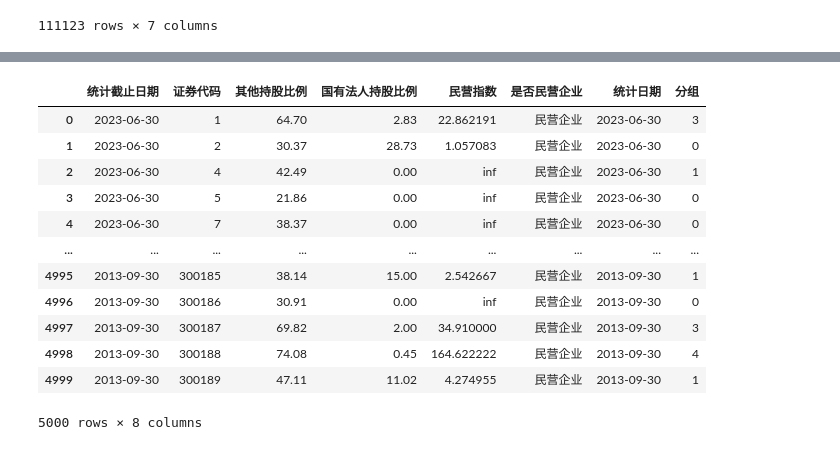
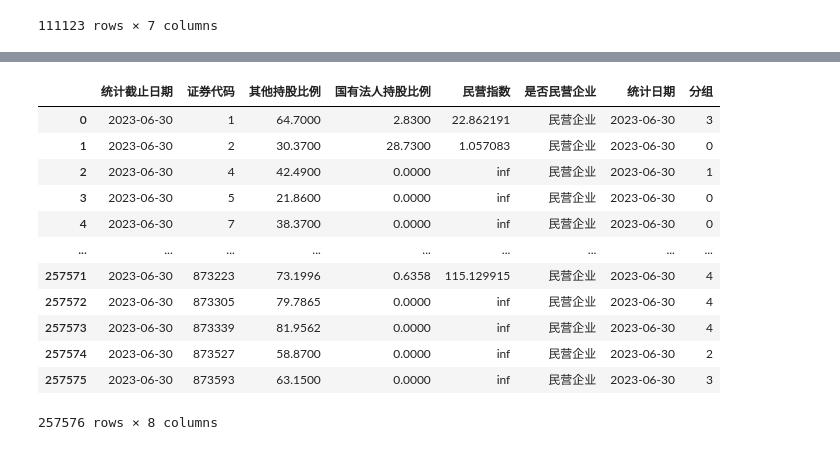
Before and after one commit to Prussia/playJupyter, a Jupyter notebook: testproj/计算加权回报率.ipynb, the cells around one changed output, grey strips where cells are left out. Cells and saved outputs as stored; diff of their text form; code cells hidden in the pictures.

```diff
--- a/testproj/计算加权回报率.ipynb
+++ b/testproj/计算加权回报率.ipynb
@@ -278,16 +362,16 @@ See the caveats in the documentation: https://pandas.pydata.org/pandas-docs/stab
 # %%
-df1_group.head(5000)
+df1_group
 # %% [output]
 |  | 统计截止日期 | 证券代码 | 其他持股比例 | 国有法人持股比例 | 民营指数 | 是否民营企业 | 统计日期 | 分组 |
-| 0 | 2023-06-30 | 1 | 64.70 | 2.83 | 22.862191 | 民营企业 | 2023-06-30 | 3 |
-| 1 | 2023-06-30 | 2 | 30.37 | 28.73 | 1.057083 | 民营企业 | 2023-06-30 | 0 |
-| 2 | 2023-06-30 | 4 | 42.49 | 0.00 | inf | 民营企业 | 2023-06-30 | 1 |
-| 3 | 2023-06-30 | 5 | 21.86 | 0.00 | inf | 民营企业 | 2023-06-30 | 0 |
-| 4 | 2023-06-30 | 7 | 38.37 | 0.00 | inf | 民营企业 | 2023-06-30 | 0 |
+| 0 | 2023-06-30 | 1 | 64.7000 | 2.8300 | 22.862191 | 民营企业 | 2023-06-30 | 3 |
+| 1 | 2023-06-30 | 2 | 30.3700 | 28.7300 | 1.057083 | 民营企业 | 2023-06-30 | 0 |
+| 2 | 2023-06-30 | 4 | 42.4900 | 0.0000 | inf | 民营企业 | 2023-06-30 | 1 |
+| 3 | 2023-06-30 | 5 | 21.8600 | 0.0000 | inf | 民营企业 | 2023-06-30 | 0 |
+| 4 | 2023-06-30 | 7 | 38.3700 | 0.0000 | inf | 民营企业 | 2023-06-30 | 0 |
 | ... | ... | ... | ... | ... | ... | ... | ... | ... |
-| 4995 | 2013-09-30 | 300185 | 38.14 | 15.00 | 2.542667 | 民营企业 | 2013-09-30 | 1 |
-| 4996 | 2013-09-30 | 300186 | 30.91 | 0.00 | inf | 民营企业 | 2013-09-30 | 0 |
-| 4997 | 2013-09-30 | 300187 | 69.82 | 2.00 | 34.910000 | 民营企业 | 2013-09-30 | 3 |
-| 4998 | 2013-09-30 | 300188 | 74.08 | 0.45 | 164.622222 | 民营企业 | 2013-09-30 | 4 |
-| 4999 | 2013-09-30 | 300189 | 47.11 | 11.02 | 4.274955 | 民营企业 | 2013-09-30 | 1 |
+| 257571 | 2023-06-30 | 873223 | 73.1996 | 0.6358 | 115.129915 | 民营企业 | 2023-06-30 | 4 |
+| 257572 | 2023-06-30 | 873305 | 79.7865 | 0.0000 | inf | 民营企业 | 2023-06-30 | 4 |
+| 257573 | 2023-06-30 | 873339 | 81.9562 | 0.0000 | inf | 民营企业 | 2023-06-30 | 4 |
+| 257574 | 2023-06-30 | 873527 | 58.8700 | 0.0000 | inf | 民营企业 | 2023-06-30 | 2 |
+| 257575 | 2023-06-30 | 873593 | 63.1500 | 0.0000 | inf | 民营企业 | 2023-06-30 | 3 |
-5000 rows × 8 columns
+257576 rows × 8 columns
```
Also changed, not shown: parts of 15 cells of this notebook.
